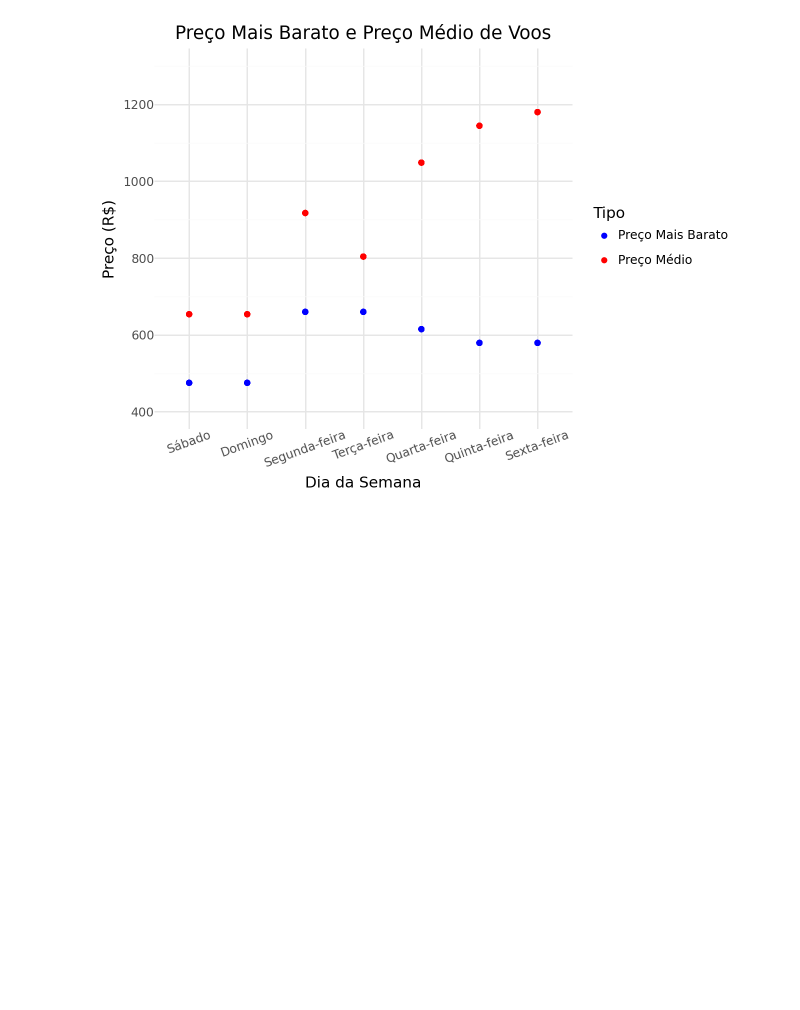
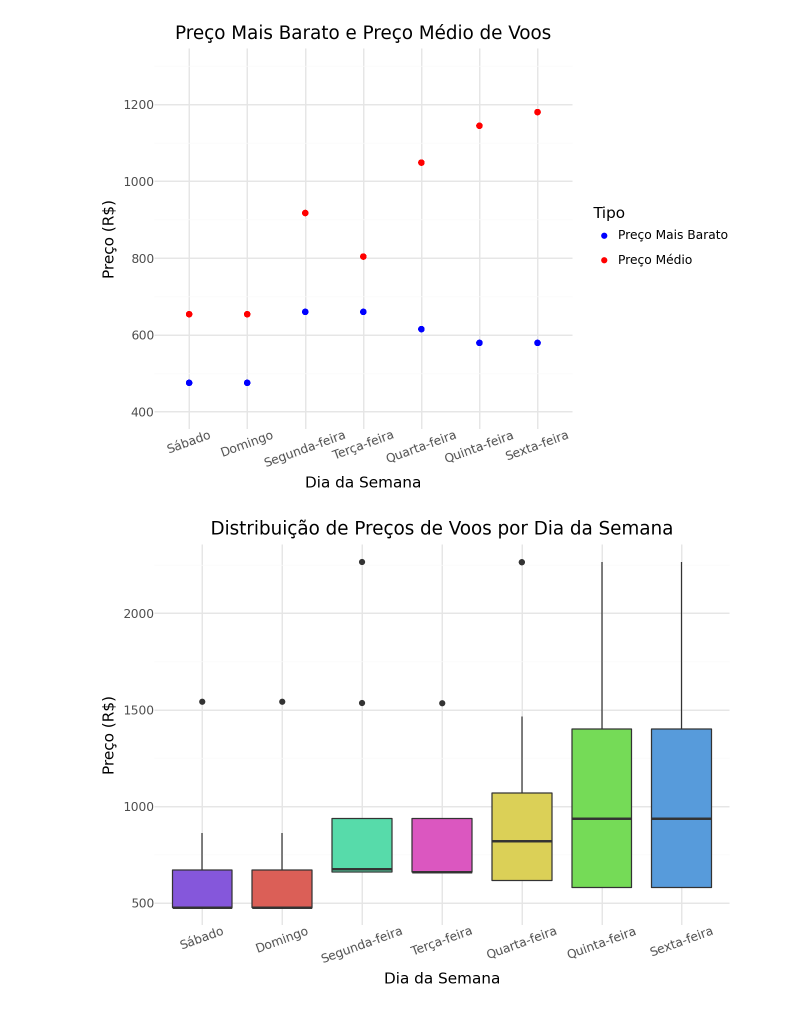
Before and after one commit to Joao-Rocha04/WebScraping_Passagens, a Jupyter notebook: WebScrapping.ipynb, the cells around one changed output. Saved outputs shown, nothing was run; the diff lists cells and outputs as text; code cells hidden in the pictures; blank space fills up the shorter version.

```diff
--- a/WebScrapping.ipynb
+++ b/WebScrapping.ipynb
@@ -181,16 +181,17 @@ else:
 # %% [markdown]
 ### Analise descritiva
 # %%
-from plotnine import element_text, ggplot, aes, geom_line, geom_point, labs, scale_color_manual, theme, theme_minimal, scale_x_discrete, scale_y_continuous
+from plotnine import *
 
 # Carregar o arquivo Excel
+excel_file = 'precos_voos.xlsx'
 dados = pd.read_excel(excel_file)
 
 # Plotar o preço mais barato e media para cada dia da semana
-from plotnine import ggplot, aes, geom_line, geom_point, labs, theme_minimal, scale_x_discrete
 
 dados_long = dados.melt(id_vars=['Dia da Semana'], value_vars=['Preço Mais Barato', 'Preço Médio'],
                         var_name='Tipo', value_name='Preço_tipo')
+dados['Rota'] = dados['Origem'] + ' - ' + dados['Destino']
 
 media_e_mais_barato = (ggplot(dados_long, aes(x='Dia da Semana', y='Preço_tipo', color='Tipo')) +
         geom_point() +
@@ -208,0 +208,14 @@ dados['Rota'] = dados['Origem'] + ' - ' + dados['Destino']
+# %%
+#Boxplot de preco por dia da semana
+boxplot_preco_por_dia = (
+    ggplot(dados, aes(x='Dia da Semana', y='Preço',fill='Dia da Semana')) +
+    geom_boxplot() +
+    labs(title='Distribuição de Preços de Voos por Dia da Semana', x='Dia da Semana', y='Preço (R$)') +
+    theme_minimal() +
+    scale_x_discrete(limits=['Sábado', 'Domingo', 'Segunda-feira', 'Terça-feira', 'Quarta-feira', 'Quinta-feira', 'Sexta-feira']) +
+    theme(axis_text_x=element_text(rotation=20))+
+    theme(legend_position='none')
+)
+boxplot_preco_por_dia
+# %% [output]
+[figure, added]
```
Also changed, not shown: parts of 3 cells of this notebook.
